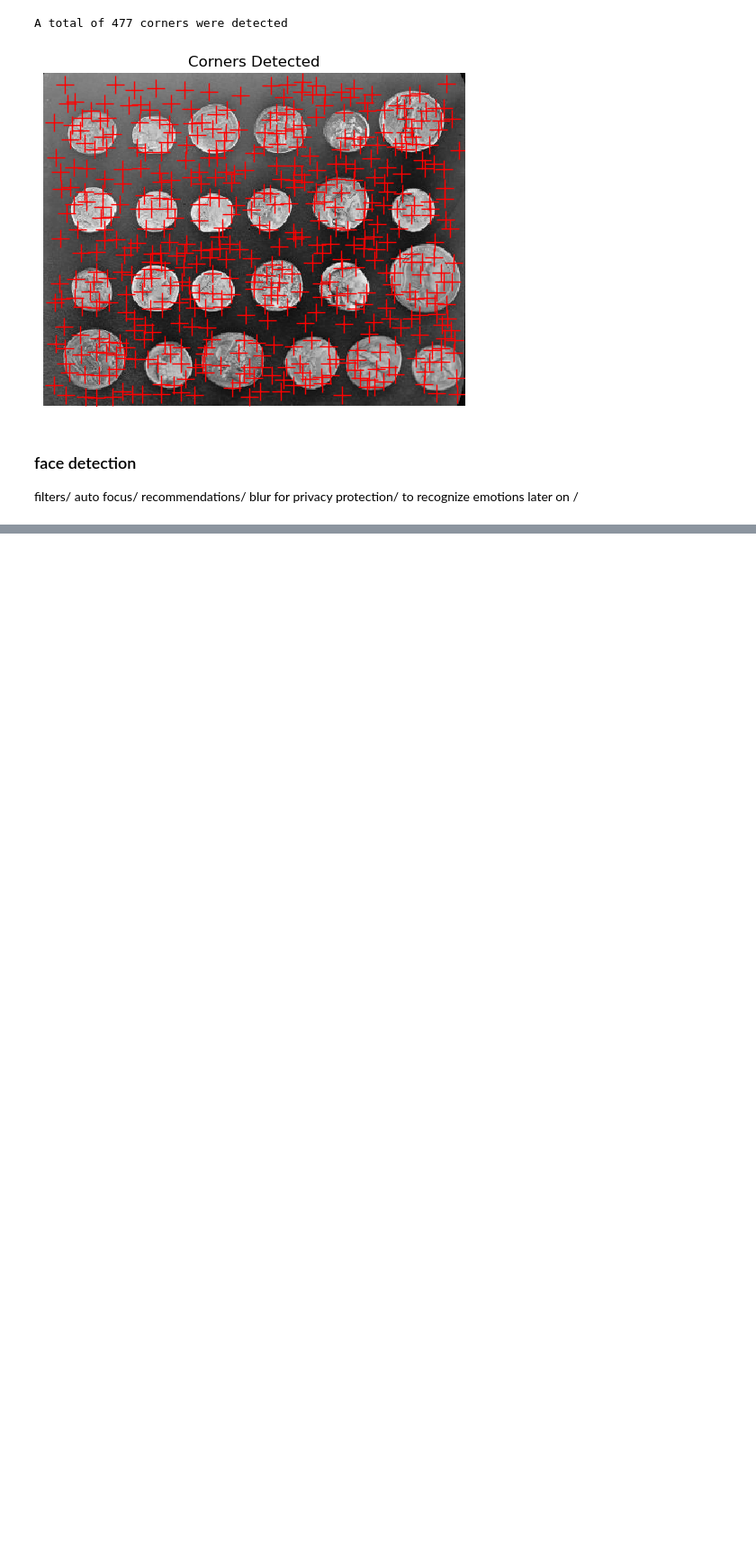
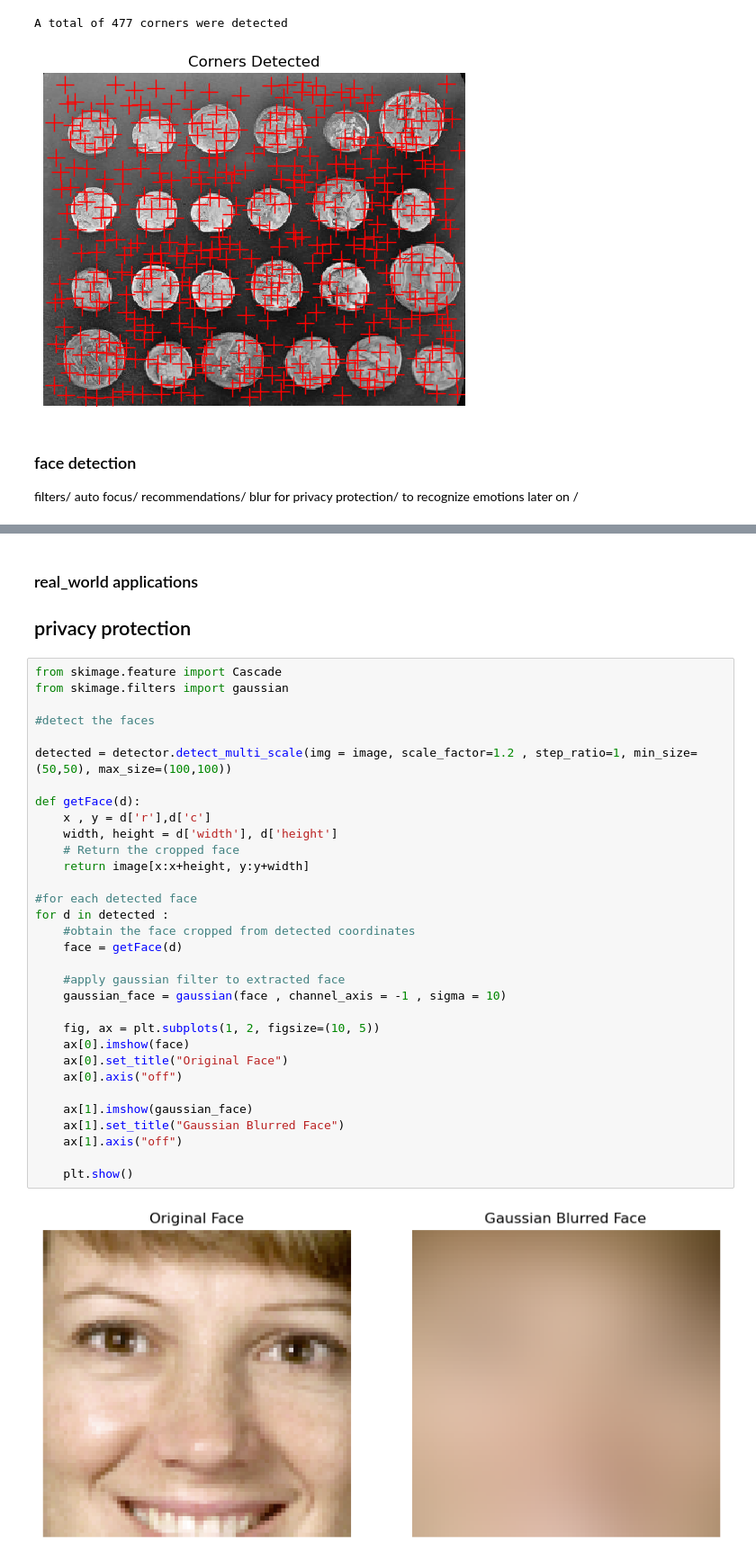
Before and after one commit to melikayazdanpanah/imgprocessing_datacamp, a Jupyter notebook: finding_the_edge_canny.ipynb, the cells around one changed output, grey strips where cells are left out. Shown at 90% size. Saved outputs shown, nothing was run; the diff lists cells and outputs as text; blank space fills up the shorter version.

```diff
--- a/finding_the_edge_canny.ipynb
+++ b/finding_the_edge_canny.ipynb
@@ -93,0 +122,37 @@ detected = detector.detect_multi_scale(img=image , scale_factor =1.2)
+# %% [markdown]
+### real_world applications
+## privacy protection
+# %%
+from skimage.feature import Cascade
+from skimage.filters import gaussian
+
+#detect the faces
+
+detected = detector.detect_multi_scale(img = image, scale_factor=1.2 , step_ratio=1, min_size=(50,50), max_size=(100,100))
+
+def getFace(d):
+    x , y = d['r'],d['c']
+    width, height = d['width'], d['height']
+    # Return the cropped face
+    return image[x:x+height, y:y+width]
+
+#for each detected face
+for d in detected :
+    #obtain the face cropped from detected coordinates
+    face = getFace(d)
+
+    #apply gaussian filter to extracted face
+    gaussian_face = gaussian(face , channel_axis = -1 , sigma = 10)
+
+    fig, ax = plt.subplots(1, 2, figsize=(10, 5))
+    ax[0].imshow(face)
+    ax[0].set_title("Original Face")
+    ax[0].axis("off")
+
+    ax[1].imshow(gaussian_face)
+    ax[1].set_title("Gaussian Blurred Face")
+    ax[1].axis("off")
+
+    plt.show()
+# %% [output]
+[figure, added]
```
Also changed, not shown: parts of 1 cell of this notebook.
